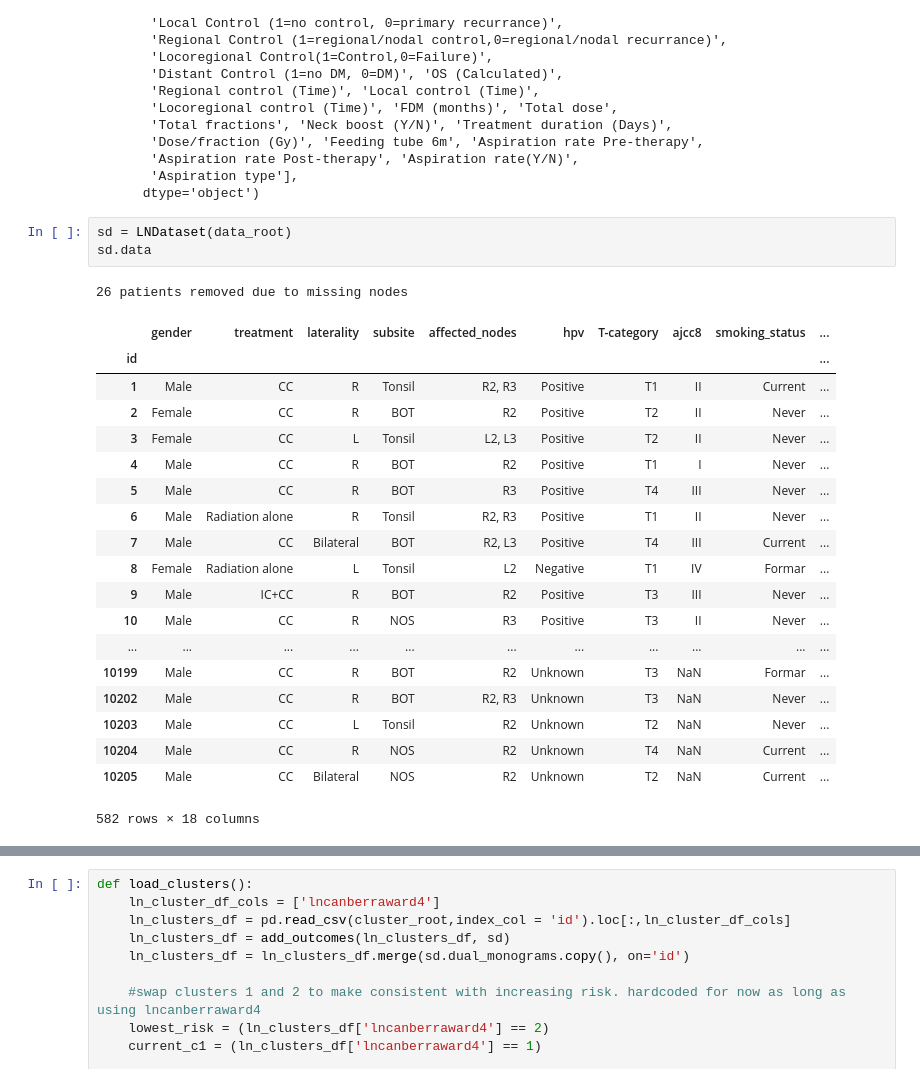
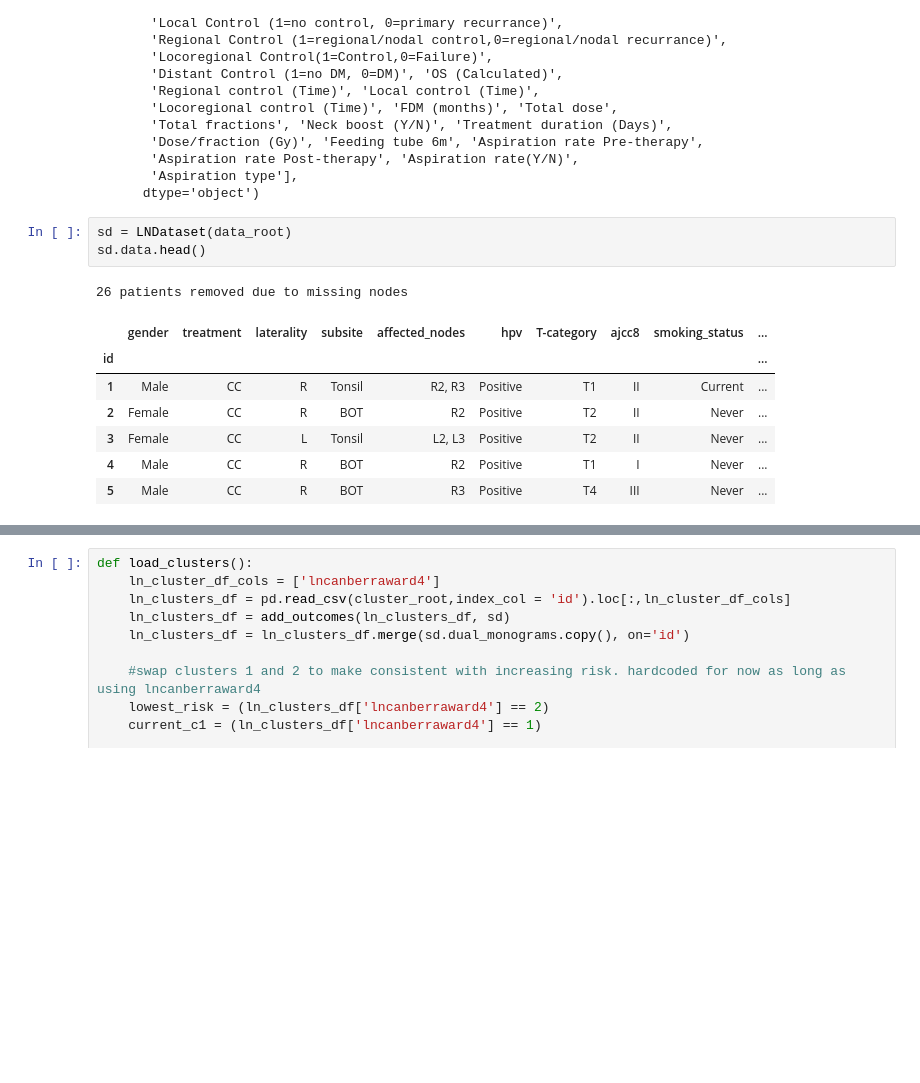
Before and after one commit to tehwentzel/LN_similarity, a Jupyter notebook: Clinical_Paper_Clustering.ipynb, the cells around one changed output, grey strips where cells are left out. Saved outputs shown, nothing was run; the diff lists cells and outputs as text; blank space fills up the shorter version.

```diff
--- a/Clinical_Paper_Clustering.ipynb
+++ b/Clinical_Paper_Clustering.ipynb
@@ -33,25 +33,13 @@ Index(['Dummy ID', 'Age at Diagnosis (Calculated)', 'Pathological Grade',
       dtype='object')
 # %%
 sd = LNDataset(data_root)
-sd.data
+sd.data.head()
 # %% [output]
 26 patients removed due to missing nodes
 |  | gender | treatment | laterality | subsite | affected_nodes | hpv | T-category | ajcc8 | smoking_status | ... |
 | id |  |  |  |  |  |  |  |  |  | ... |
 | 1 | Male | CC | R | Tonsil | R2, R3 | Positive | T1 | II | Current | ... |
 | 2 | Female | CC | R | BOT | R2 | Positive | T2 | II | Never | ... |
 | 3 | Female | CC | L | Tonsil | L2, L3 | Positive | T2 | II | Never | ... |
 | 4 | Male | CC | R | BOT | R2 | Positive | T1 | I | Never | ... |
 | 5 | Male | CC | R | BOT | R3 | Positive | T4 | III | Never | ... |
-| 6 | Male | Radiation alone | R | Tonsil | R2, R3 | Positive | T1 | II | Never | ... |
-| 7 | Male | CC | Bilateral | BOT | R2, L3 | Positive | T4 | III | Current | ... |
-| 8 | Female | Radiation alone | L | Tonsil | L2 | Negative | T1 | IV | Formar | ... |
-| 9 | Male | IC+CC | R | BOT | R2 | Positive | T3 | III | Never | ... |
-| 10 | Male | CC | R | NOS | R3 | Positive | T3 | II | Never | ... |
-| ... | ... | ... | ... | ... | ... | ... | ... | ... | ... | ... |
-| 10199 | Male | CC | R | BOT | R2 | Unknown | T3 | NaN | Formar | ... |
-| 10202 | Male | CC | R | BOT | R2, R3 | Unknown | T3 | NaN | Never | ... |
-| 10203 | Male | CC | L | Tonsil | R2 | Unknown | T2 | NaN | Never | ... |
-| 10204 | Male | CC | R | NOS | R2 | Unknown | T4 | NaN | Current | ... |
-| 10205 | Male | CC | Bilateral | NOS | R2 | Unknown | T2 | NaN | Current | ... |
-582 rows × 18 columns
```
Also changed, not shown: parts of 14 cells of this notebook, 16 other files.
